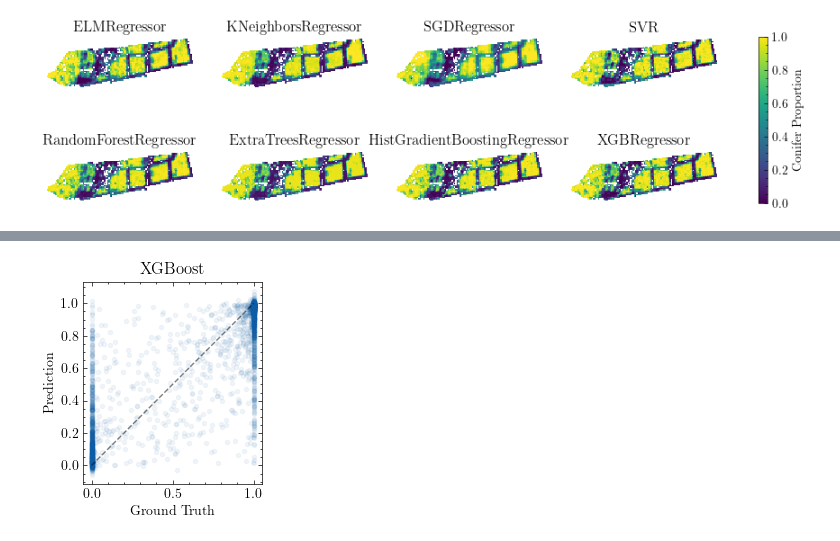
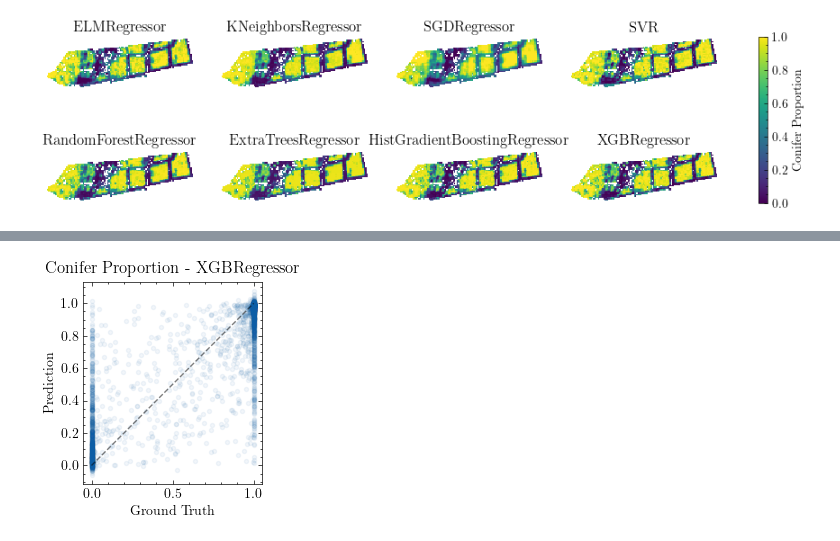
Before and after one commit to Lumcoin/leaf-type-mixture, a Jupyter notebook: notebooks/3-hyperparameter-tuning.ipynb, the cells around one changed output, grey strips where cells are left out. Cells and saved outputs as stored; diff of their text form; code cells hidden in the pictures.

```diff
--- a/notebooks/3-hyperparameter-tuning.ipynb
+++ b/notebooks/3-hyperparameter-tuning.ipynb
@@ -286,9 +251,8 @@ Pipeline(steps=[('model',
                                                random_state=42))])
 # %%
 from sklearn.ensemble import RandomForestRegressor
-from ltm.models import hyperparam_search
 
-rf_default = RandomForestRegressor(n_jobs=-1, random_state=42)
+rf_model = RandomForestRegressor(n_jobs=-1, random_state=42)
 search_space = [
     suggest_int("n_estimators", 1, 200),
     suggest_int("max_depth", 1, 1000),
@@ -306,8 +270,8 @@ search_space = [
     ),
 ]
 
-rf_model, rf_study = hyperparam_search(
-    rf_default,
+rf_pipe, rf_study = hyperparam_search(
+    rf_model,
     search_space,
     data,
     target,
@@ -316,7 +280,8 @@ rf_model, rf_study = hyperparam_search(
     save_folder=save_folder,
     random_state=42,
 )
-rf_model
+
+rf_pipe
 # %% [output]
 Files already exist, skipping search: ..\models\RandomForestRegressor_study.pkl, ..\models\RandomForestRegressor.pkl
 Pipeline(steps=[('model',
@@ -328,9 +293,8 @@ Pipeline(steps=[('model',
                                        random_state=42))])
 # %%
 from xgboost import XGBRegressor
-from ltm.models import hyperparam_search
 
-xgb_default = XGBRegressor(n_jobs=-1, random_state=42)
+xgb_model = XGBRegressor(n_jobs=-1, random_state=42)
 search_space = [
     suggest_int("n_estimators", 10, 200),
     suggest_int("max_depth", 1, 20),
@@ -339,8 +303,8 @@ search_space = [
     suggest_int("min_child_weight", 1, 11),
 ]
 
-xgb_model, xgb_study = hyperparam_search(
-    xgb_default,
+xgb_pipe, xgb_study = hyperparam_search(
+    xgb_model,
     search_space,
     data,
     target,
@@ -349,7 +313,8 @@ xgb_model, xgb_study = hyperparam_search(
     save_folder=save_folder,
     random_state=42,
 )
-xgb_model
+
+xgb_pipe
 # %% [output]
 Files already exist, skipping search: ..\models\XGBRegressor_study.pkl, ..\models\XGBRegressor.pkl
 Pipeline(steps=[('model',
@@ -413,20 +380,20 @@ from tqdm.notebook import tqdm
 
 csv_path = "../reports/hyperparameter_tuning.csv"
 scoring = {
+    "Root Mean Squared Error": make_scorer(root_mean_squared_error),
     "Mean Absolute Error": make_scorer(mean_absolute_error),
-    "Root Mean Squared Error": make_scorer(root_mean_squared_error),
     "R2 Score": make_scorer(r2_score),
 }
 
 tuned_models = [
-    elm_model,
-    knn_model,
-    sgd_model,
-    svr_model,
-    rf_model,
-    et_model,
-    hgbr_model,
-    xgb_model,
+    elm_pipe,
+    knn_pipe,
+    sgd_pipe,
+    svr_pipe,
+    rf_pipe,
+    et_pipe,
+    hgbr_pipe,
+    xgb_pipe,
 ]
 
 if not Path(csv_path).exists():
@@ -532,14 +503,14 @@ plt.show()
 # %%
 # Plot prediction raster of XGBoost to target raster
 best_idx = df["Root Mean Squared Error"].argmin()
 plt.plot(target_raster.flatten(), prediction_rasters[best_idx].flatten(), ".", alpha=0.05)
 plt.gca().set_aspect("equal")
 plt.plot([0, 1], [0, 1], "--", color="k", alpha=0.5)
 
-plt.title("XGBoost")
+plt.title("Conifer Proportion - XGBRegressor")
 plt.xlabel("Ground Truth")
 plt.ylabel("Prediction")
 
 plt.show()
 # %% [output]
-[figure, old version]
+[figure, new version]
```
Also changed, not shown: parts of 22 cells of this notebook, 2 other files.
